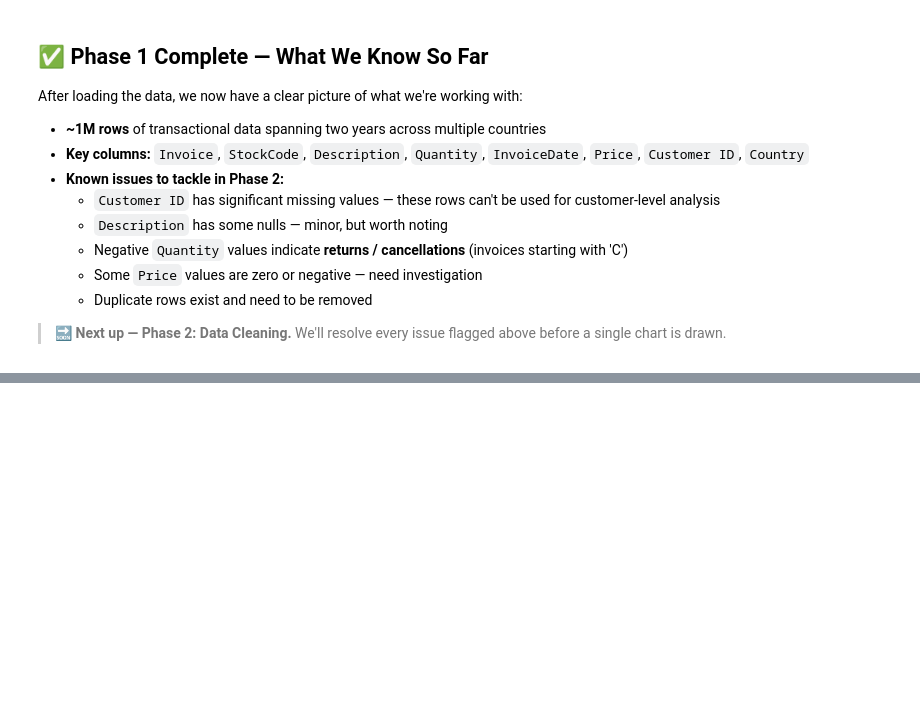
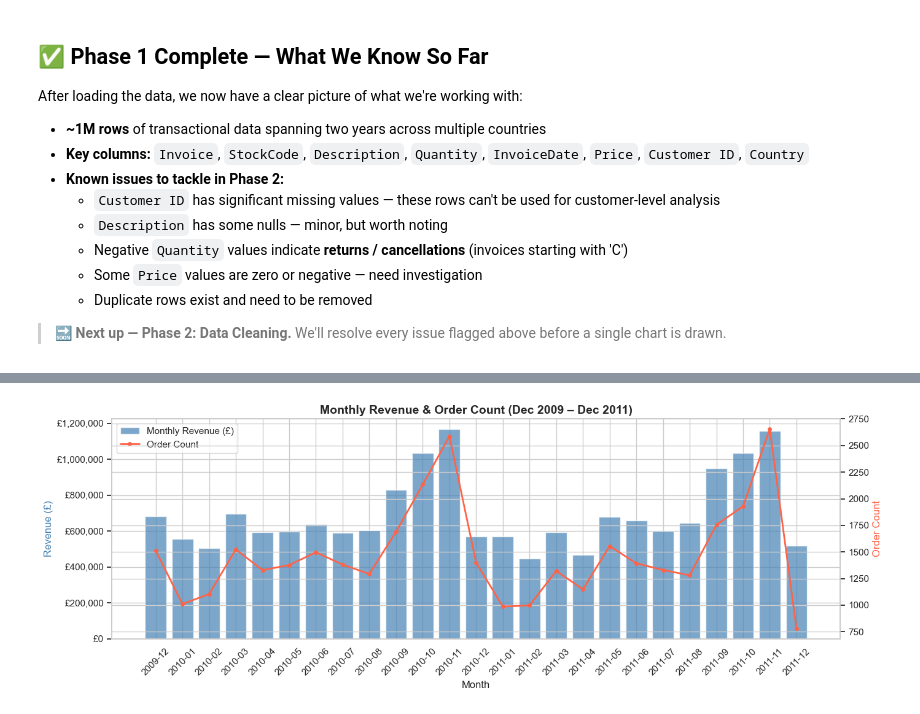
Before and after one commit to asimjamal/Customer-Intelligence-Report, a Jupyter notebook: customer_analytics_eda.ipynb, the cells around one changed output, grey strips where cells are left out. Saved outputs shown, nothing was run; the diff lists cells and outputs as text; code cells hidden in the pictures; blank space fills up the shorter version.

```diff
--- a/customer_analytics_eda.ipynb
+++ b/customer_analytics_eda.ipynb
@@ -338,0 +428,19 @@ New columns added: TotalRevenue, Year, Month, YearMonth
+# %%
+# ── 3.1  Monthly Revenue Trend ────────────────────────────────────────────────
+#
+# SQL approach: aggregate total revenue and order count by month.
+# This is exactly the kind of query a BI analyst writes for a dashboard.
+
+query = """
+    SELECT
+        YearMonth,
+        ROUND(SUM(TotalRevenue), 2)  AS MonthlyRevenue,
+        COUNT(DISTINCT Invoice)      AS OrderCount,
+        COUNT(DISTINCT [Customer ID]) AS UniqueCustomers
+    FROM sales
+    GROUP BY YearMonth
+    ORDER BY YearMonth
+"""
+
+monthly = pd.read_sql(query, conn)
+print(monthly.to_string(index=False))
@@ -338,0 +465,29 @@ New columns added: TotalRevenue, Year, Month, YearMonth
+# %%
+# ── 3.2  Plot: Monthly Revenue Trend ─────────────────────────────────────────
+
+fig, ax1 = plt.subplots(figsize=(14, 5))
+
+# Revenue bars
+ax1.bar(monthly['YearMonth'], monthly['MonthlyRevenue'],
+        color='steelblue', alpha=0.7, label='Monthly Revenue (£)')
+ax1.set_ylabel('Revenue (£)', color='steelblue')
+ax1.yaxis.set_major_formatter(mticker.FuncFormatter(lambda x, _: f'£{x:,.0f}'))
+ax1.tick_params(axis='x', rotation=45)
+
+# Order count line overlay
+ax2 = ax1.twinx()
+ax2.plot(monthly['YearMonth'], monthly['OrderCount'],
+         color='tomato', linewidth=2, marker='o', markersize=4, label='Order Count')
+ax2.set_ylabel('Order Count', color='tomato')
+
+# Combined legend
+lines1, labels1 = ax1.get_legend_handles_labels()
+lines2, labels2 = ax2.get_legend_handles_labels()
+ax1.legend(lines1 + lines2, labels1 + labels2, loc='upper left')
+
+ax1.set_title('Monthly Revenue & Order Count (Dec 2009 – Dec 2011)')
+ax1.set_xlabel('Month')
+plt.tight_layout()
+plt.show()
+# %% [output]
+[figure, added]
```
Also changed, not shown: parts of 29 cells of this notebook.
